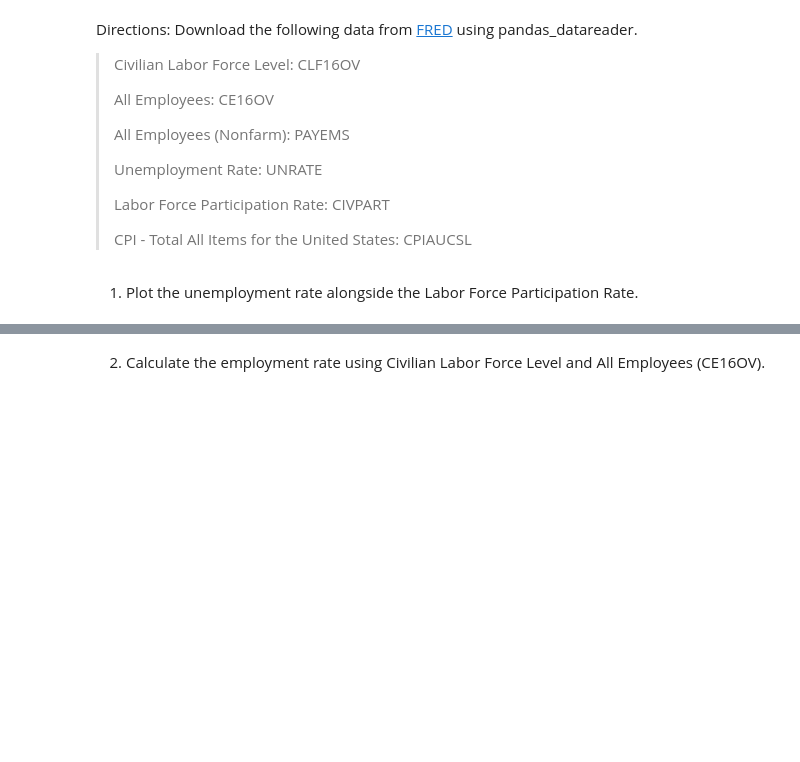
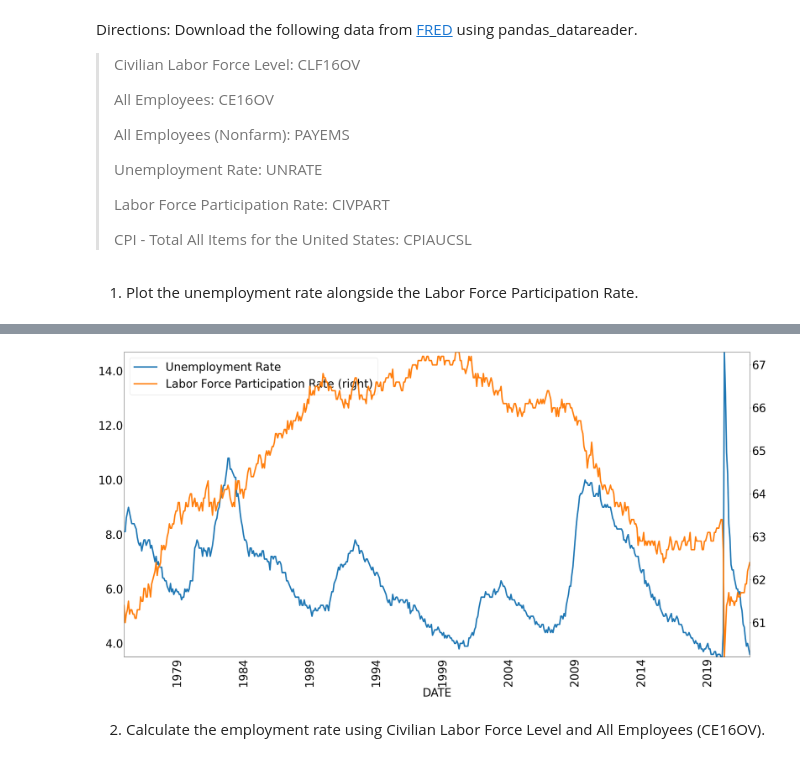
Before and after one commit to jlcatonjr/Macroeconomics-Growth-and-Monetary-Equilibrium, a Jupyter notebook: Data Homework Assignments/Data Homework - Chapter 10.ipynb, the cells around one changed output, grey strips where cells are left out. Cells and saved outputs as stored; diff of their text form; code cells hidden in the pictures; blank space fills up the shorter version.

```diff
--- a/Data Homework Assignments/Data Homework - Chapter 10.ipynb
+++ b/Data Homework Assignments/Data Homework - Chapter 10.ipynb
@@ -45,2 +66,8 @@ plot_lines(data, linewidth = 5)
+# %%
+plot_lines(data[["Unemployment Rate", "Labor Force Participation Rate"]],
+           linewidth = 5,
+           secondary_y = "Labor Force Participation Rate")
+# %% [output]
+[figure, added]
 # %% [markdown]
 2.	Calculate the employment rate using Civilian Labor Force Level and All Employees (CE16OV).
```
Also changed, not shown: parts of 6 cells of this notebook, 10 other files.
